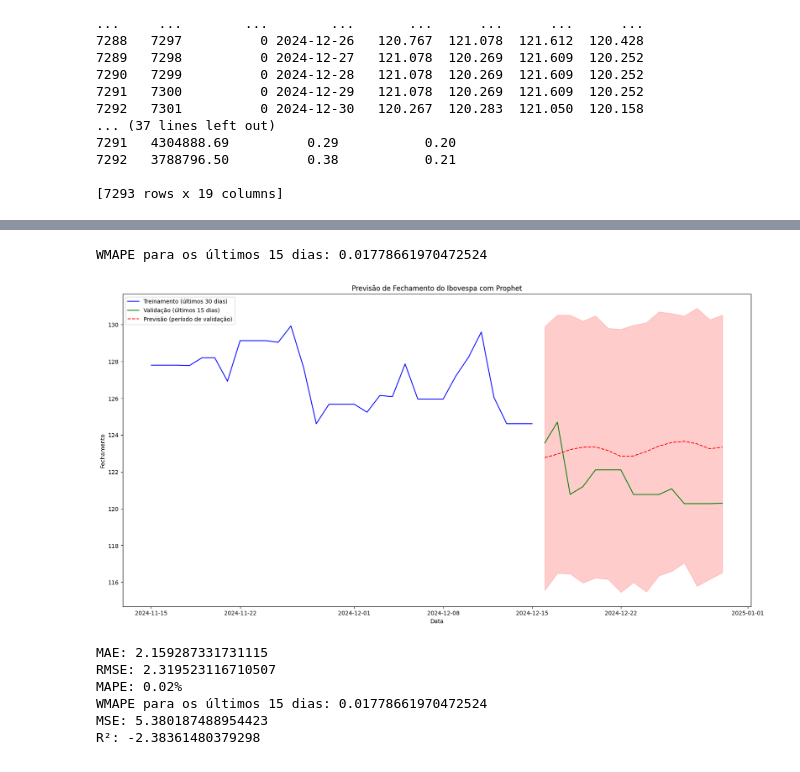
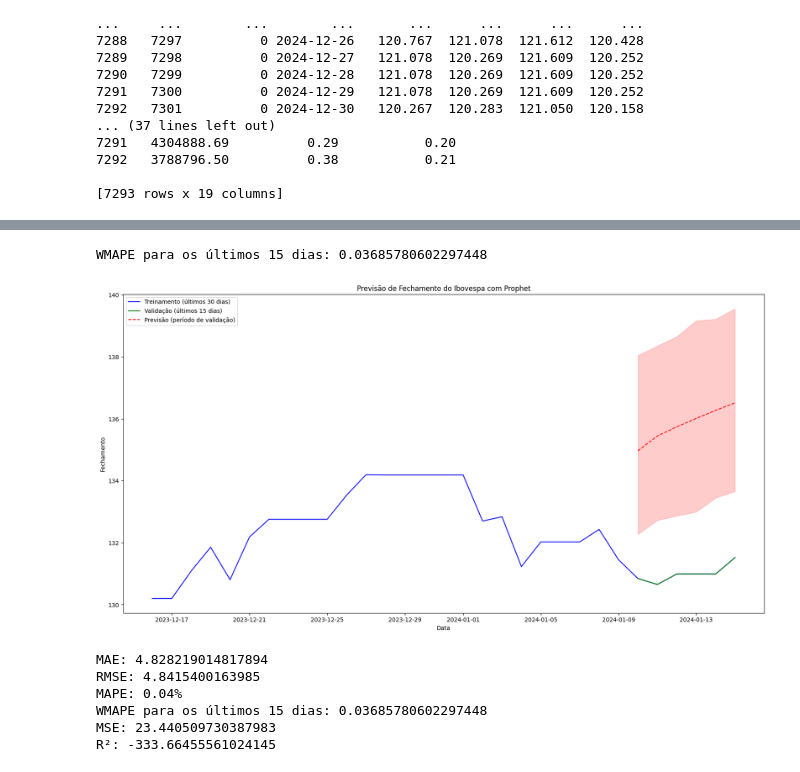
Before and after one commit to jdlmauricio/techalleg_fase_2, a Jupyter notebook: previsao_ibov.ipynb, the cells around one changed output, grey strips where cells are left out. Drawn from its saved outputs; the diff is of its cells as text; code cells hidden in the pictures.

```diff
--- a/previsao_ibov.ipynb
+++ b/previsao_ibov.ipynb
@@ -1035,14 +1055,15 @@ print(historico_goog)
 7292   3788796.50          0.38           0.21
 
 [7293 rows x 19 columns]
+# %%
+# Definição de período de Treino e validação ***
+
+train = historico_goog.loc[(df['ds'] >= '2021-01-01') & (historico_goog['ds'] < '2024-01-16')]
+
+test = historico_goog.loc[(df['ds'] >= '2024-01-01') & (historico_goog['ds'] < '2024-01-16')]
+
+h = valid['ds'].nunique() # Quantidade de dias a serem previstos
 # %%
-# Definir o número de dias para treinar o modelo antes de prever
-train_days = len(historico_goog) - 15  # Pega os dados até 15 dias antes do fim do dataframe
-
-# Divida os dados em treino e teste (últimos 15 dias)
-train = historico_goog[:train_days]
-test = historico_goog[train_days:]
-
 # Treine o modelo com os dados de treino
 m = Prophet()
 
@@ -1080,7 +1101,7 @@ print(f"WMAPE para os últimos 15 dias: {wmape}")
 last_30_days = train['ds'].max() - pd.Timedelta(days=30)
 train_subset = train[train['ds'] >= last_30_days]
 
-# Filtrar previsões para o período de validação (últimos 15 dias)
+# Filtrar previsões para o período de validação ( 15 dias)
 forecast_validation = forecast[forecast['ds'].isin(test['ds'])]
 
 # Gráfico
@@ -1112,5 +1133,5 @@ plt.show()
-WMAPE para os últimos 15 dias: 0.01778661970472524
+WMAPE para os últimos 15 dias: 0.03685780602297448
-[figure, old version]
+[figure, new version]
 # %%
 # Calculando as métricas de avaliação
 mae = mean_absolute_error(test['y'], forecast_validation['yhat'])
@@ -1127,9 +1148,9 @@ print(f"WMAPE para os últimos 15 dias: {wmape}")
 print(f'MSE: {mse}')
 print(f'R²: {r2}')
 # %% [output]
-MAE: 2.159287331731115
-RMSE: 2.319523116710507
-MAPE: 0.02%
-WMAPE para os últimos 15 dias: 0.01778661970472524
-MSE: 5.380187488954423
-R²: -2.38361480379298
+MAE: 4.828219014817894
+RMSE: 4.8415400163985
+MAPE: 0.04%
+WMAPE para os últimos 15 dias: 0.03685780602297448
+MSE: 23.440509730387983
+R²: -333.66455561024145
```
Also changed, not shown: parts of 10 cells of this notebook, 1 other file.
